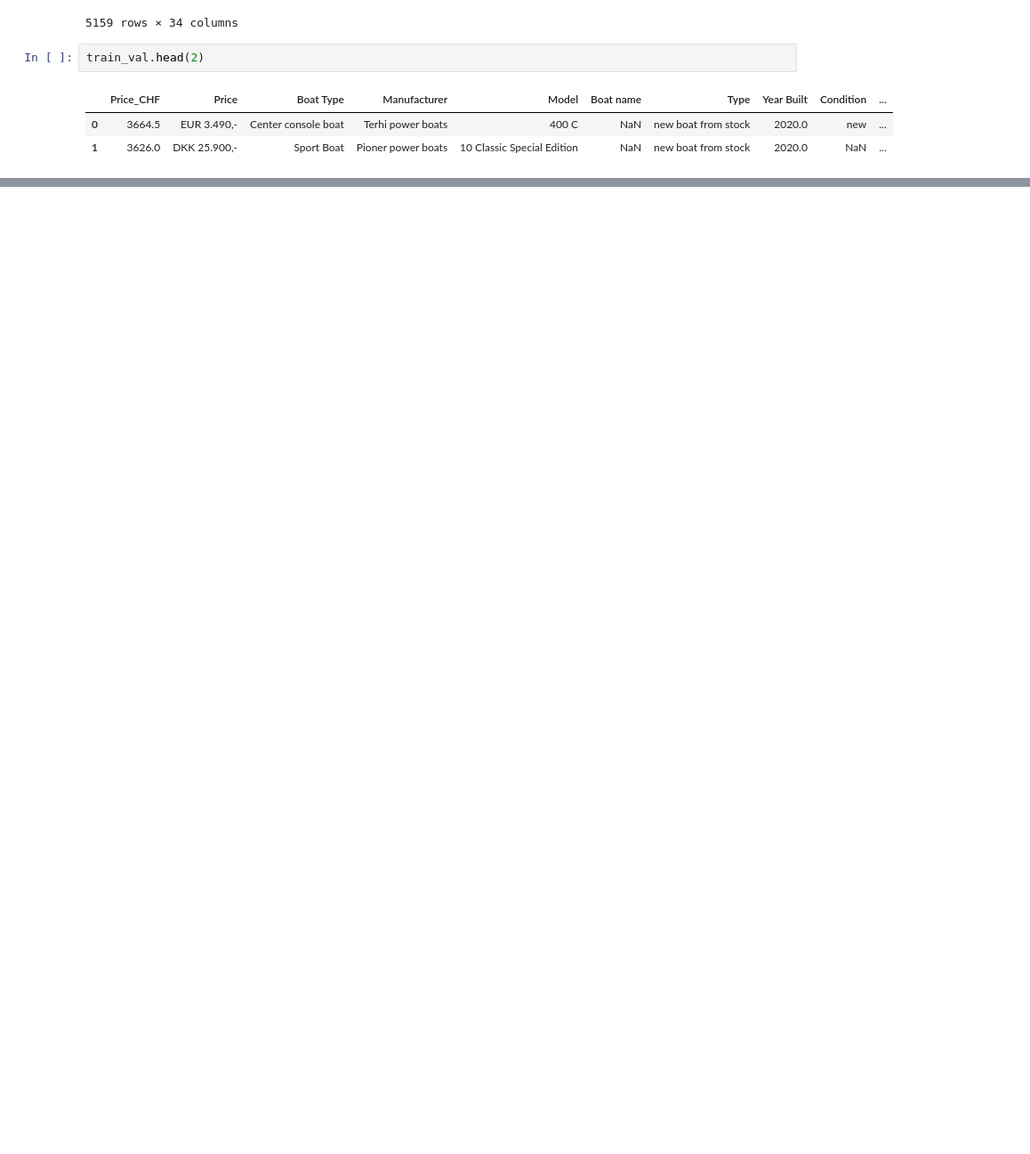
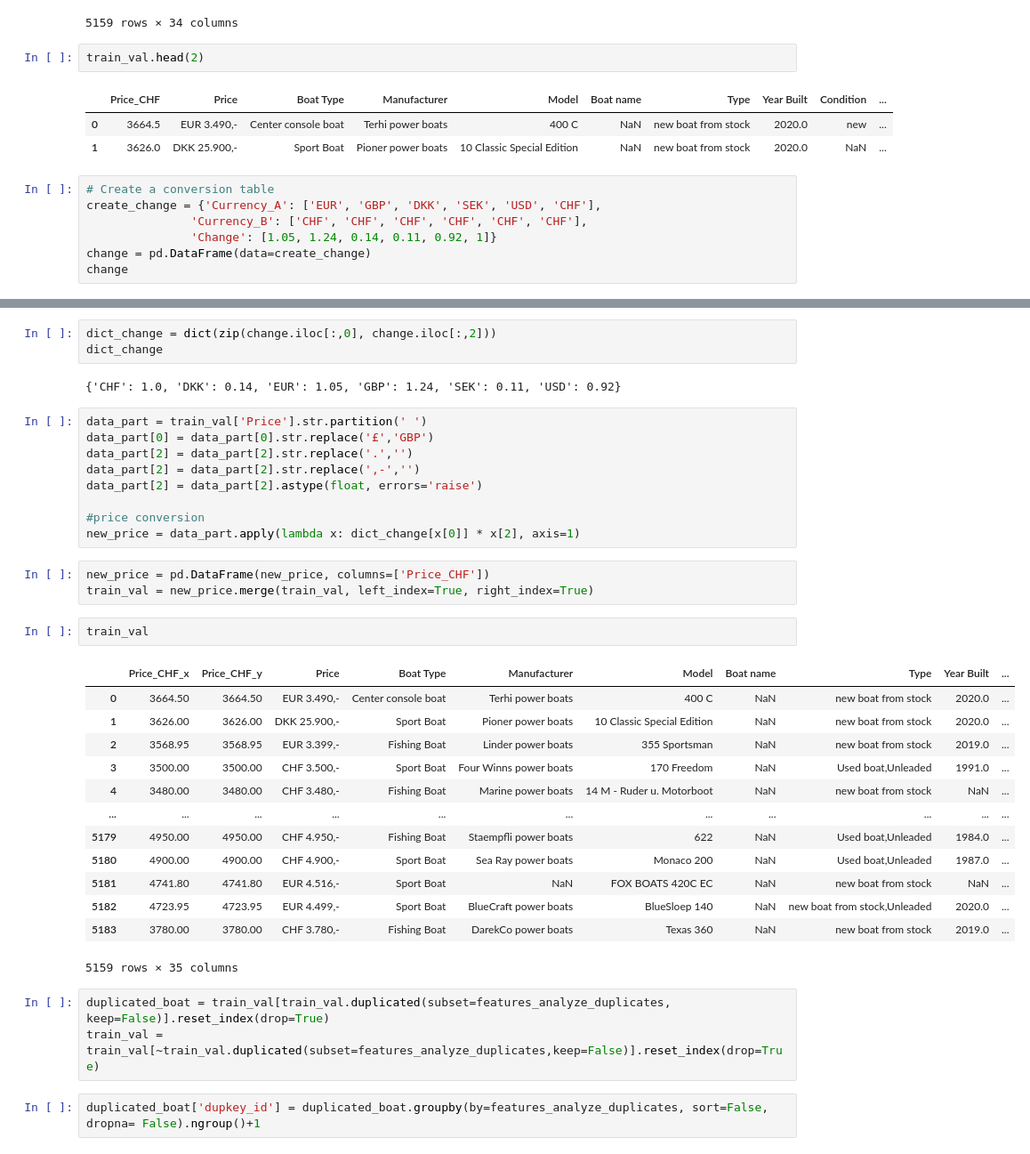
Before and after one commit to SamF543/OVFAcademy, a Jupyter notebook: Untitled0.ipynb, the cells around one changed output, grey strips where cells are left out. Shown at 89% size. Saved outputs shown, nothing was run; the diff lists cells and outputs as text; blank space fills up the shorter version.

```diff
--- a/Untitled0.ipynb
+++ b/Untitled0.ipynb
@@ -779,3 +769,10 @@ train_val.head(2)
 |  | Price_CHF | Price | Boat Type | Manufacturer | Model | Boat name | Type | Year Built | Condition | ... |
 | 0 | 3664.5 | EUR 3.490,- | Center console boat | Terhi power boats | 400 C | NaN | new boat from stock | 2020.0 | new | ... |
 | 1 | 3626.0 | DKK 25.900,- | Sport Boat | Pioner power boats | 10 Classic Special Edition | NaN | new boat from stock | 2020.0 | NaN | ... |
+# %%
+# Create a conversion table
+create_change = {'Currency_A': ['EUR', 'GBP', 'DKK', 'SEK', 'USD', 'CHF'],
+               'Currency_B': ['CHF', 'CHF', 'CHF', 'CHF', 'CHF', 'CHF'],
+               'Change': [1.05, 1.24, 0.14, 0.11, 0.92, 1]}
+change = pd.DataFrame(data=create_change)
+change
@@ -781,0 +787,38 @@ train_val.head(2)
+# %%
+dict_change = dict(zip(change.iloc[:,0], change.iloc[:,2]))
+dict_change
+# %% [output]
+{'CHF': 1.0, 'DKK': 0.14, 'EUR': 1.05, 'GBP': 1.24, 'SEK': 0.11, 'USD': 0.92}
+# %%
+data_part = train_val['Price'].str.partition(' ')
+data_part[0] = data_part[0].str.replace('£','GBP')
+data_part[2] = data_part[2].str.replace('.','')
+data_part[2] = data_part[2].str.replace(',-','')
+data_part[2] = data_part[2].astype(float, errors='raise')
+
+#price conversion
+new_price = data_part.apply(lambda x: dict_change[x[0]] * x[2], axis=1)
+# %%
+new_price = pd.DataFrame(new_price, columns=['Price_CHF'])
+train_val = new_price.merge(train_val, left_index=True, right_index=True)
+# %%
+train_val
+# %% [output]
+|  | Price_CHF_x | Price_CHF_y | Price | Boat Type | Manufacturer | Model | Boat name | Type | Year Built | ... |
+| 0 | 3664.50 | 3664.50 | EUR 3.490,- | Center console boat | Terhi power boats | 400 C | NaN | new boat from stock | 2020.0 | ... |
+| 1 | 3626.00 | 3626.00 | DKK 25.900,- | Sport Boat | Pioner power boats | 10 Classic Special Edition | NaN | new boat from stock | 2020.0 | ... |
+| 2 | 3568.95 | 3568.95 | EUR 3.399,- | Fishing Boat | Linder power boats | 355 Sportsman | NaN | new boat from stock | 2019.0 | ... |
+| 3 | 3500.00 | 3500.00 | CHF 3.500,- | Sport Boat | Four Winns power boats | 170 Freedom | NaN | Used boat,Unleaded | 1991.0 | ... |
+| 4 | 3480.00 | 3480.00 | CHF 3.480,- | Fishing Boat | Marine power boats | 14 M - Ruder u. Motorboot | NaN | new boat from stock | NaN | ... |
+| ... | ... | ... | ... | ... | ... | ... | ... | ... | ... | ... |
+| 5179 | 4950.00 | 4950.00 | CHF 4.950,- | Fishing Boat | Staempfli power boats | 622 | NaN | Used boat,Unleaded | 1984.0 | ... |
+| 5180 | 4900.00 | 4900.00 | CHF 4.900,- | Sport Boat | Sea Ray power boats | Monaco 200 | NaN | Used boat,Unleaded | 1987.0 | ... |
+| 5181 | 4741.80 | 4741.80 | EUR 4.516,- | Sport Boat | NaN | FOX BOATS 420C EC | NaN | new boat from stock | NaN | ... |
+| 5182 | 4723.95 | 4723.95 | EUR 4.499,- | Sport Boat | BlueCraft power boats | BlueSloep 140 | NaN | new boat from stock,Unleaded | 2020.0 | ... |
+| 5183 | 3780.00 | 3780.00 | CHF 3.780,- | Fishing Boat | DarekCo power boats | Texas 360 | NaN | new boat from stock | 2019.0 | ... |
+5159 rows × 35 columns
+# %%
+duplicated_boat = train_val[train_val.duplicated(subset=features_analyze_duplicates, keep=False)].reset_index(drop=True)
+train_val = train_val[~train_val.duplicated(subset=features_analyze_duplicates,keep=False)].reset_index(drop=True)
+# %%
+duplicated_boat['dupkey_id'] = duplicated_boat.groupby(by=features_analyze_duplicates, sort=False, dropna= False).ngroup()+1
```
Also changed, not shown: parts of 11 cells of this notebook.
